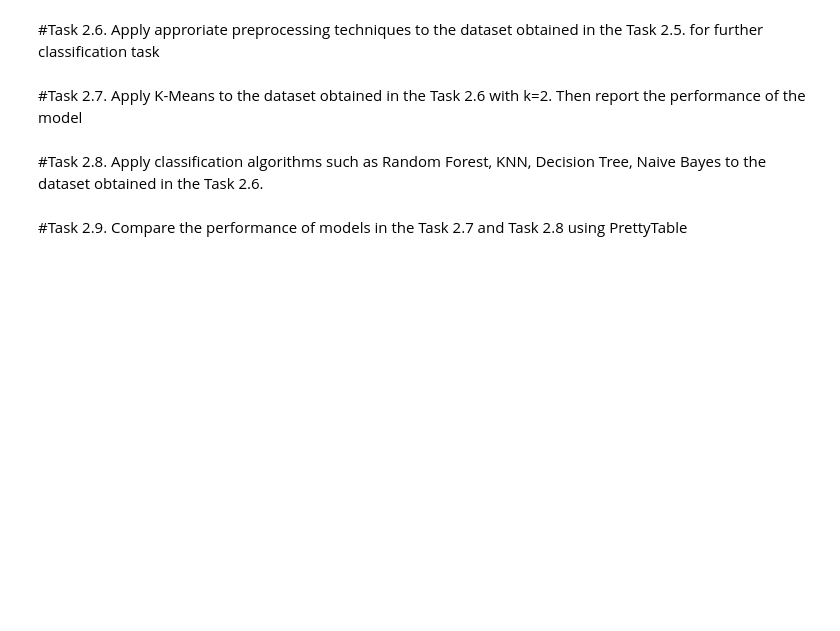
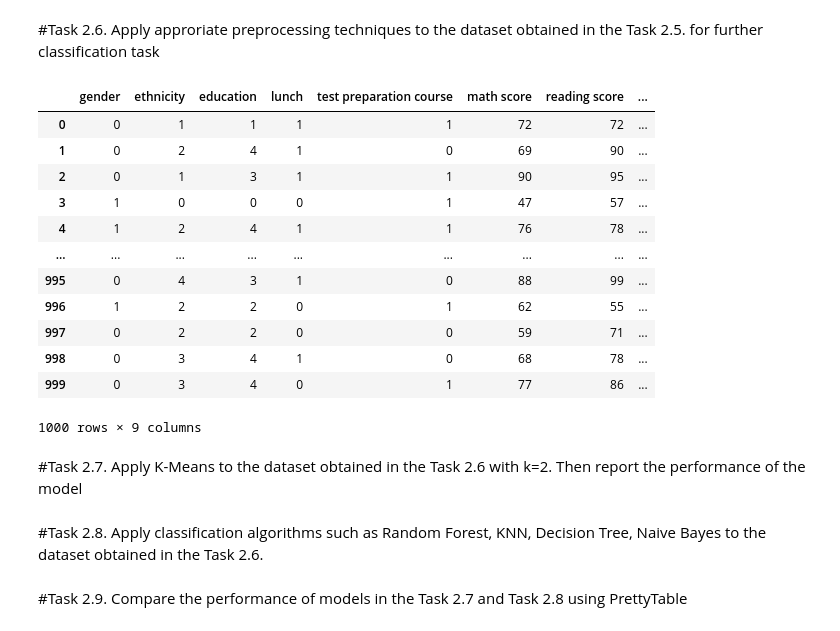
Before and after one commit to PhamTienLoc/Lab_DM, a Jupyter notebook: Lab_9_ClusteringAnalysis_21130429_PhamTienLoc.ipynb, the cells around one changed output. Saved outputs shown, nothing was run; the diff lists cells and outputs as text; code cells hidden in the pictures; blank space fills up the shorter version.

```diff
--- a/Lab_9_ClusteringAnalysis_21130429_PhamTienLoc.ipynb
+++ b/Lab_9_ClusteringAnalysis_21130429_PhamTienLoc.ipynb
@@ -173,0 +212,4 @@ sns.pairplot(ds2, hue="writing score")
+# %%
+#code
+ds2['failed'] = ds2.apply(lambda row: 1 if row['math grade mark'] == 'F' or row['reading grade mark'] == 'F' or row['writing grade mark'] == 'F' else 0, axis=1)
+ds2.head()
@@ -178,3 +225,26 @@ sns.pairplot(ds2, hue="writing score")
+# %%
+#code
+ds2.drop(['math grade mark', 'reading grade mark', 'writing grade mark'], axis=1, inplace=True)
+ds2['gender'] = encoder.fit_transform(ds2['gender'])
+ds2['ethnicity'] = encoder.fit_transform(ds2['ethnicity'])
+ds2['education'] = encoder.fit_transform(ds2['education'])
+ds2['lunch'] = encoder.fit_transform(ds2['lunch'])
+ds2['test preparation course'] = encoder.fit_transform(ds2['test preparation course'])
+ds2
+# %% [output]
+|  | gender | ethnicity | education | lunch | test preparation course | math score | reading score | ... |
+| 0 | 0 | 1 | 1 | 1 | 1 | 72 | 72 | ... |
+| 1 | 0 | 2 | 4 | 1 | 0 | 69 | 90 | ... |
+| 2 | 0 | 1 | 3 | 1 | 1 | 90 | 95 | ... |
+| 3 | 1 | 0 | 0 | 0 | 1 | 47 | 57 | ... |
+| 4 | 1 | 2 | 4 | 1 | 1 | 76 | 78 | ... |
+| ... | ... | ... | ... | ... | ... | ... | ... | ... |
+| 995 | 0 | 4 | 3 | 1 | 0 | 88 | 99 | ... |
+| 996 | 1 | 2 | 2 | 0 | 1 | 62 | 55 | ... |
+| 997 | 0 | 2 | 2 | 0 | 0 | 59 | 71 | ... |
+| 998 | 0 | 3 | 4 | 1 | 0 | 68 | 78 | ... |
+| 999 | 0 | 3 | 4 | 0 | 1 | 77 | 86 | ... |
+1000 rows × 9 columns
 # %% [markdown]
 #Task 2.7. Apply K-Means to the dataset obtained in the Task 2.6 with k=2. Then report the performance of the model
 # %%
```
Also changed, not shown: parts of 9 cells of this notebook.
